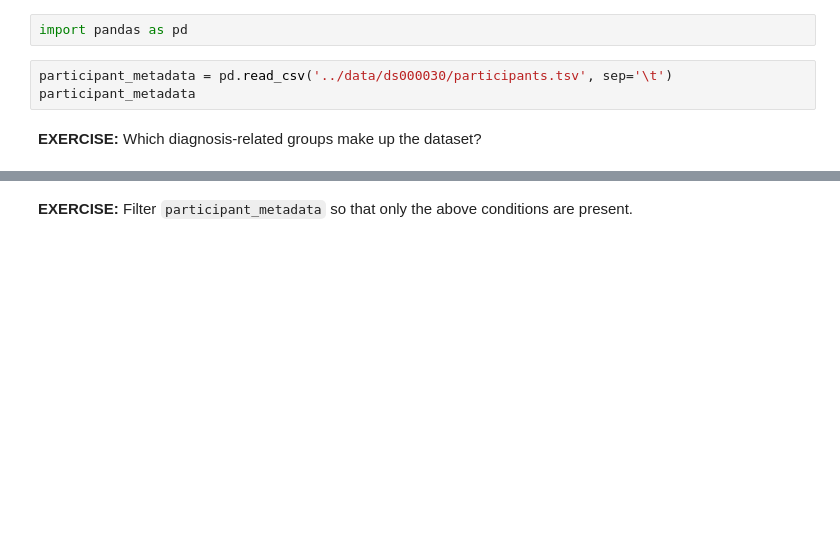
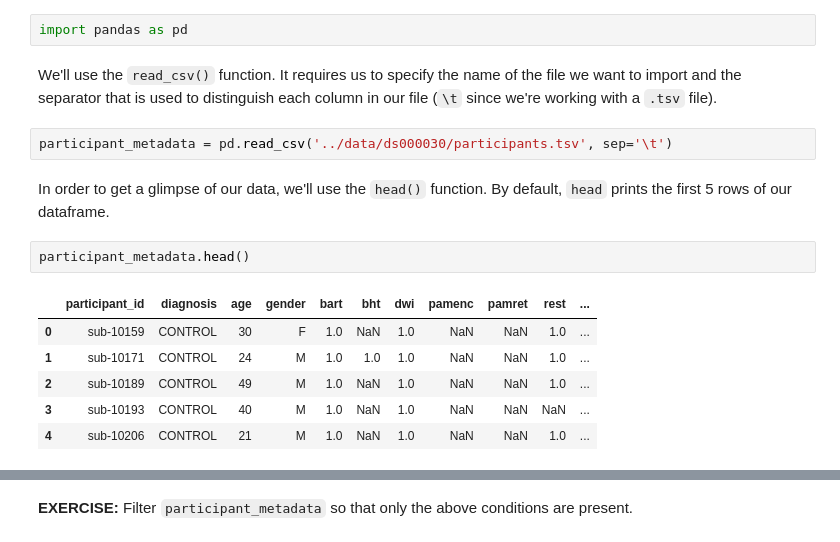
Before and after one commit to carpentries-incubator/SDC-BIDS-fMRI, a Jupyter notebook: bin/02_intro-dataset_solutions.ipynb, the cells around one changed output, grey strips where cells are left out. Drawn from its saved outputs; the diff is of its cells as text; blank space fills up the shorter version.

Commit message:
finished pandas explanation and exercises

```diff
--- a/bin/02_intro-dataset_solutions.ipynb
+++ b/bin/02_intro-dataset_solutions.ipynb
@@ -9,7 +30,17 @@ Let's take a look at the `participants.tsv` file to see what the demographics fo
 # %%
 import pandas as pd
+# %% [markdown]
+We'll use the `read_csv()` function. It requires us to specify the name of the file we want to import and the separator that is used to distinguish each column in our file (`\t` since we're working with a `.tsv` file).
 # %%
 participant_metadata = pd.read_csv('../data/ds000030/participants.tsv', sep='\t')
-participant_metadata
-# %% [markdown]
-<b>EXERCISE:</b> Which diagnosis-related groups make up the dataset?
+# %% [markdown]
+In order to get a glimpse of our data, we'll use the `head()` function. By default, `head` prints the first 5 rows of our dataframe.
+# %%
+participant_metadata.head()
+# %% [output]
+|  | participant_id | diagnosis | age | gender | bart | bht | dwi | pamenc | pamret | rest | ... |
+| 0 | sub-10159 | CONTROL | 30 | F | 1.0 | NaN | 1.0 | NaN | NaN | 1.0 | ... |
+| 1 | sub-10171 | CONTROL | 24 | M | 1.0 | 1.0 | 1.0 | NaN | NaN | 1.0 | ... |
+| 2 | sub-10189 | CONTROL | 49 | M | 1.0 | NaN | 1.0 | NaN | NaN | 1.0 | ... |
+| 3 | sub-10193 | CONTROL | 40 | M | 1.0 | NaN | 1.0 | NaN | NaN | NaN | ... |
+| 4 | sub-10206 | CONTROL | 21 | M | 1.0 | NaN | 1.0 | NaN | NaN | 1.0 | ... |
```
Also changed, not shown: parts of 57 cells of this notebook.
